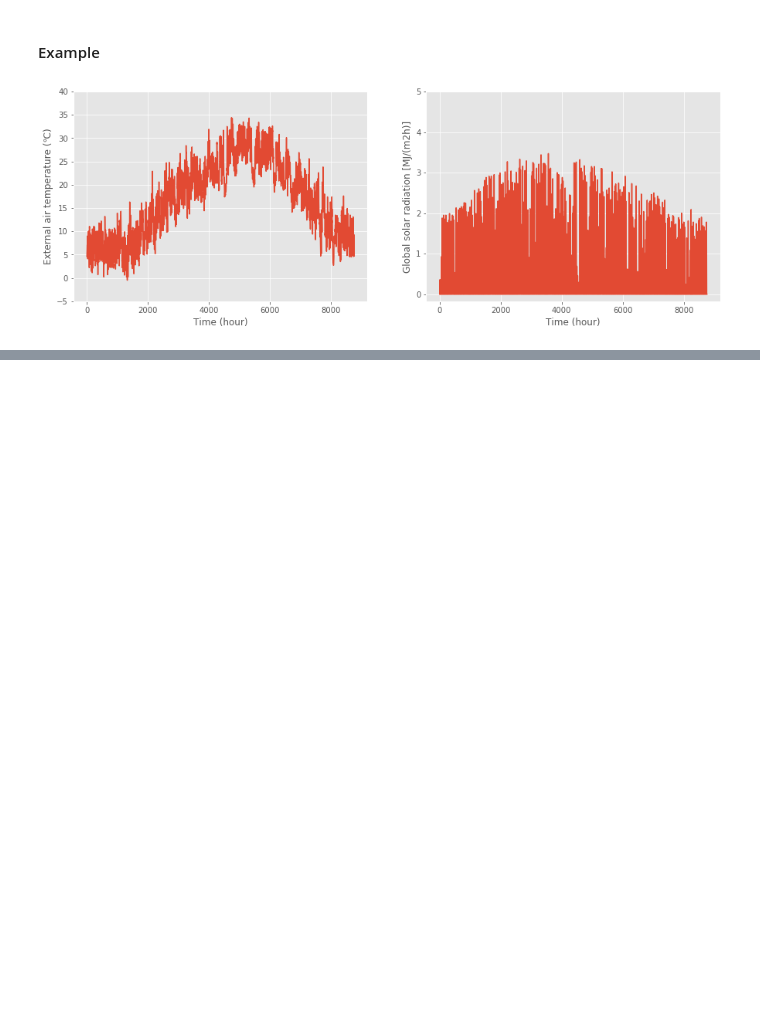
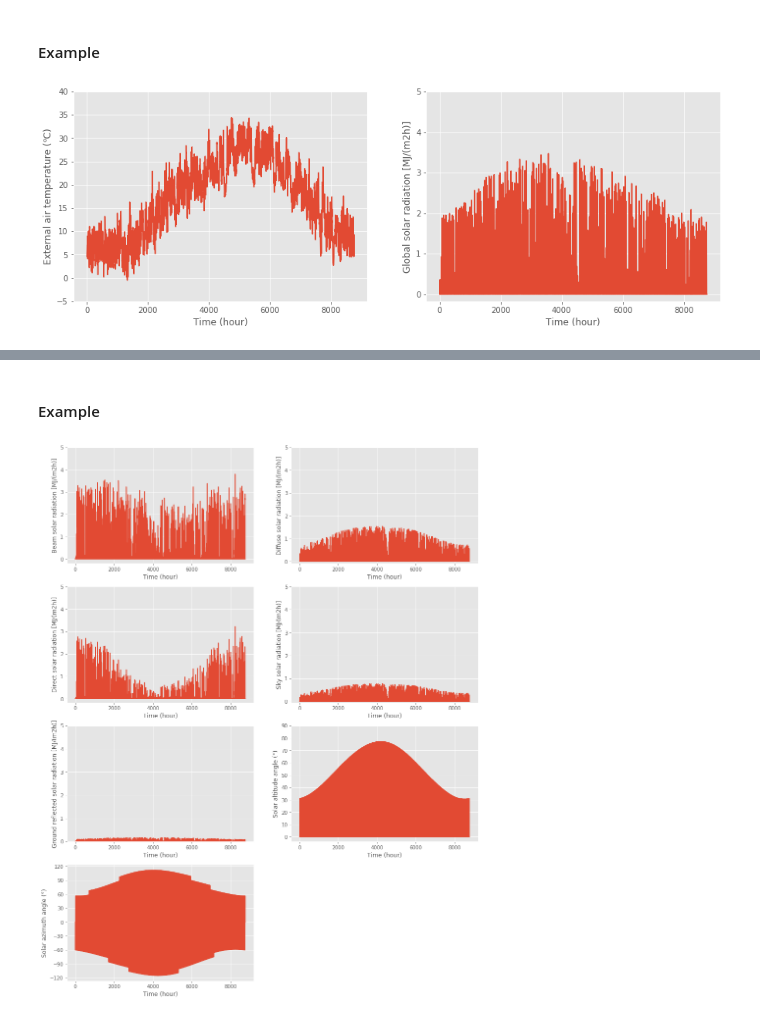
Before and after one commit to jjj-design/WindowThermalSpec, a Jupyter notebook: Weather.ipynb, the cells around one changed output, grey strips where cells are left out. Saved outputs shown, nothing was run; the diff lists cells and outputs as text; code cells hidden in the pictures; blank space fills up the shorter version.

```diff
--- a/Weather.ipynb
+++ b/Weather.ipynb
@@ -84,0 +141,42 @@ plt.show()
+# %% [markdown]
+#### Example
+# %%
+location = '3639999'  #東京ID
+
+#確認用気象データ読込
+nhr = weather_input(location)[0]
+ib_ea = weather_confirm_input(location)[0]
+id_ea = weather_confirm_input(location)[1]
+itb_ea = weather_confirm_input(location)[2]
+itd_ea = weather_confirm_input(location)[3]
+itr_ea = weather_confirm_input(location)[4]
+h_ea = weather_confirm_input(location)[5]
+A_ea = weather_confirm_input(location)[6]
+
+#グラフの描画
+graph_num = 7
+ax = np.empty(graph_num, dtype = np.object)
+
+fig = plt.figure(figsize = (15, 5 * ((graph_num + 1) // 2)))
+plt.style.use('ggplot')
+
+gpc = 'C0'
+gxd = nhr
+gyd = [ib_ea, id_ea, itb_ea, itd_ea, itr_ea, h_ea, A_ea]
+gxl = 'Time (hour)'
+gyl = ['Beam solar radiation [MJ/(m2h)]', 'Diffuse solar radiation [MJ/(m2h)]', 'Direct solar radiation [MJ/(m2h)]', \
+       'Sky solar radiation [MJ/(m2h)]', 'Ground reflected solar radiation [MJ/(m2h)]', 'Solar altitude angle (°)', \
+       'Solar azimuth angle (°)']
+gyt = [[1 * i for i in range(6)], [1 * i for i in range(6)], [1 * i for i in range(6)], [1 * i for i in range(6)], \
+       [1 * i for i in range(6)], [10 * i for i in range(10)], [30 * (i - 4) for i in range(9)]]
+
+for i in range(graph_num):
+    ax[i] = fig.add_subplot((graph_num + 1) // 2, 2, i + 1)
+    ax[i].plot(gxd, gyd[i], color = gpc)
+    ax[i].set_yticks(gyt[i])
+    ax[i].set_xlabel(gxl, fontsize = 12)
+    ax[i].set_ylabel(gyl[i], fontsize = 12)
+
+plt.show()
+# %% [output]
+[figure, added]
```
Also changed, not shown: parts of 9 cells of this notebook, 1 other file.
